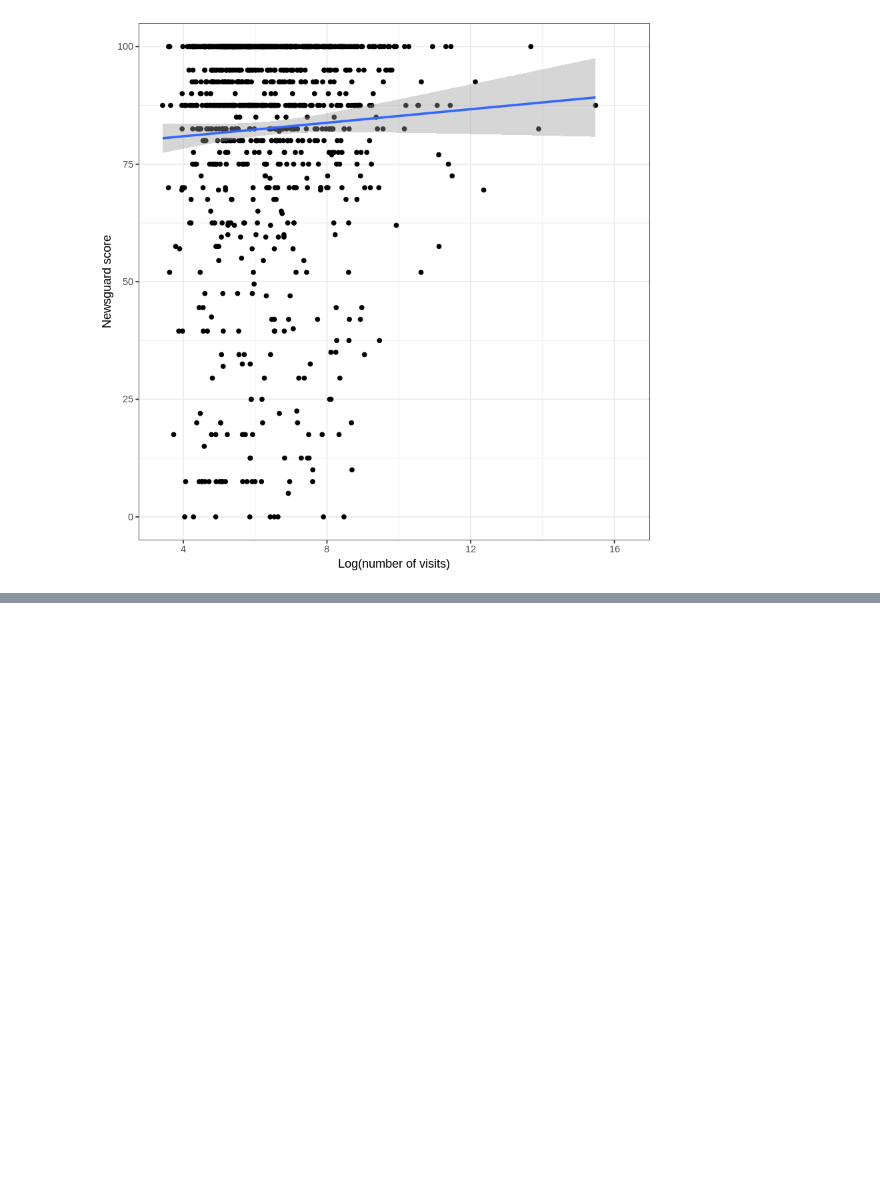
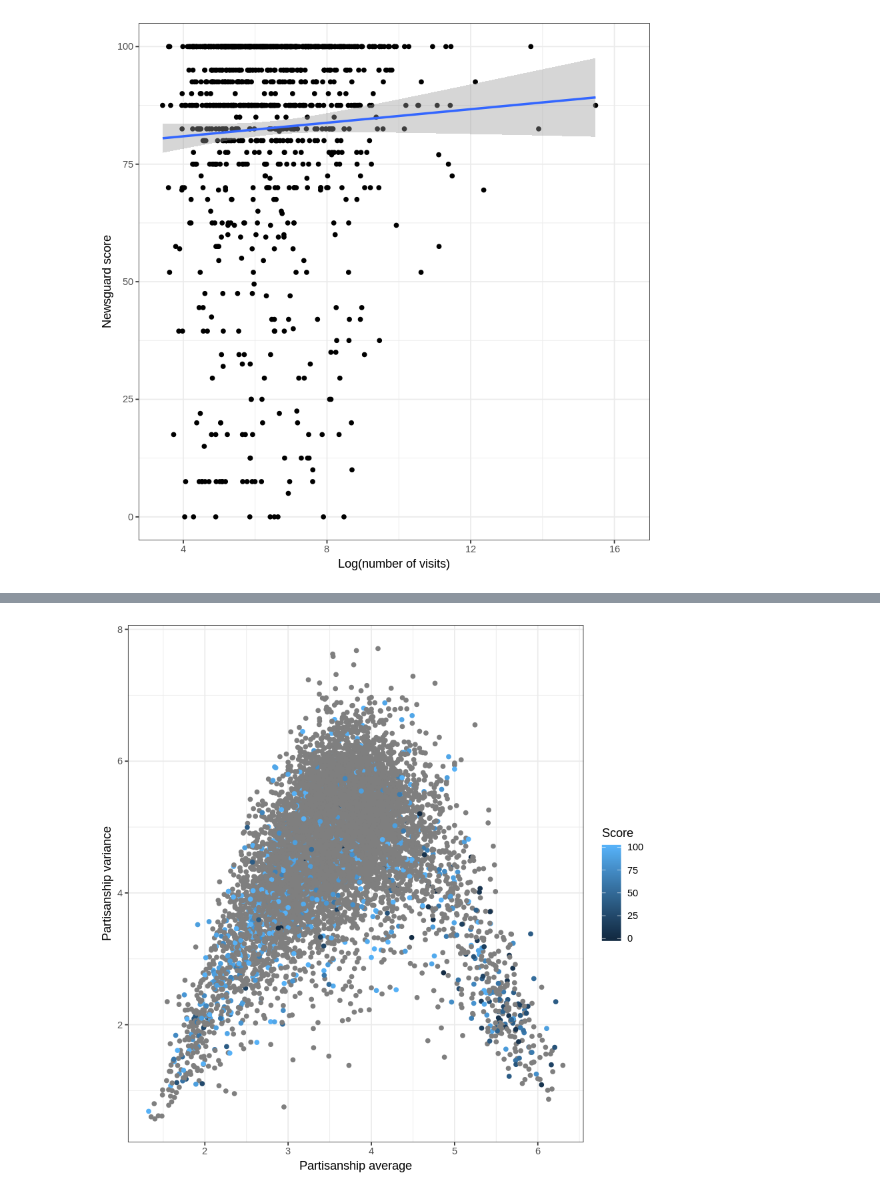
Before and after one commit to glciampaglia/InfoDiversity, a Jupyter notebook: Fig_1_to_3_R.ipynb, the cells around one changed output, grey strips where cells are left out. Cells and saved outputs as stored; diff of their text form; code cells hidden in the pictures; blank space fills up the shorter version.

```diff
--- a/Fig_1_to_3_R.ipynb
+++ b/Fig_1_to_3_R.ipynb
@@ -22,0 +37,11 @@ Warning message:
+# %%
+library(ggplot2)
+library(magrittr)
+dataa %>%
+ggplot(aes(x = visitor_avg, y = visitor_var, color = Score)) +
+geom_point() +
+theme_bw() +
+xlab("Partisanship average") +
+ylab("Partisanship variance")
+# %% [output]
+[figure, added]
```
Also changed, not shown: parts of 9 cells of this notebook, 2 other files.
